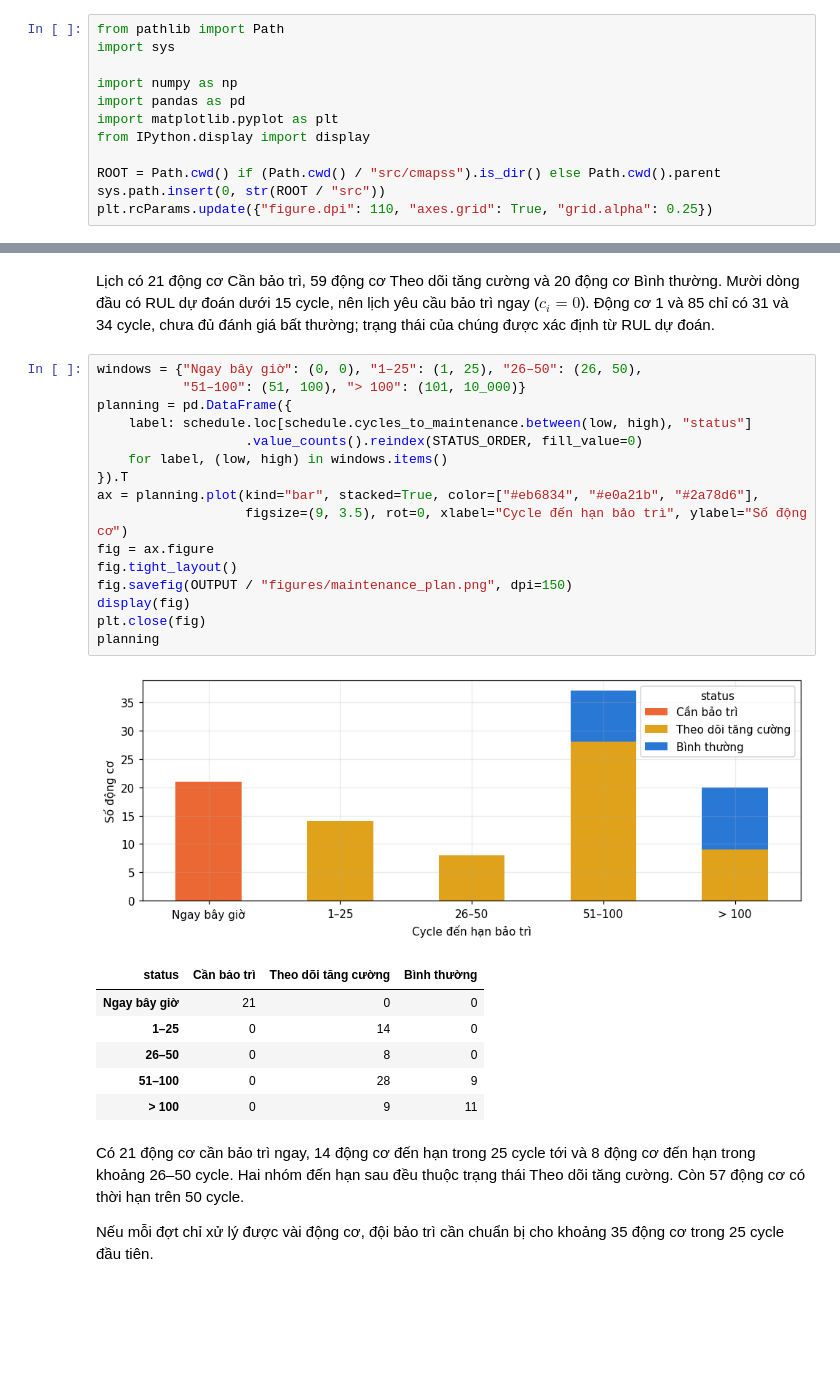
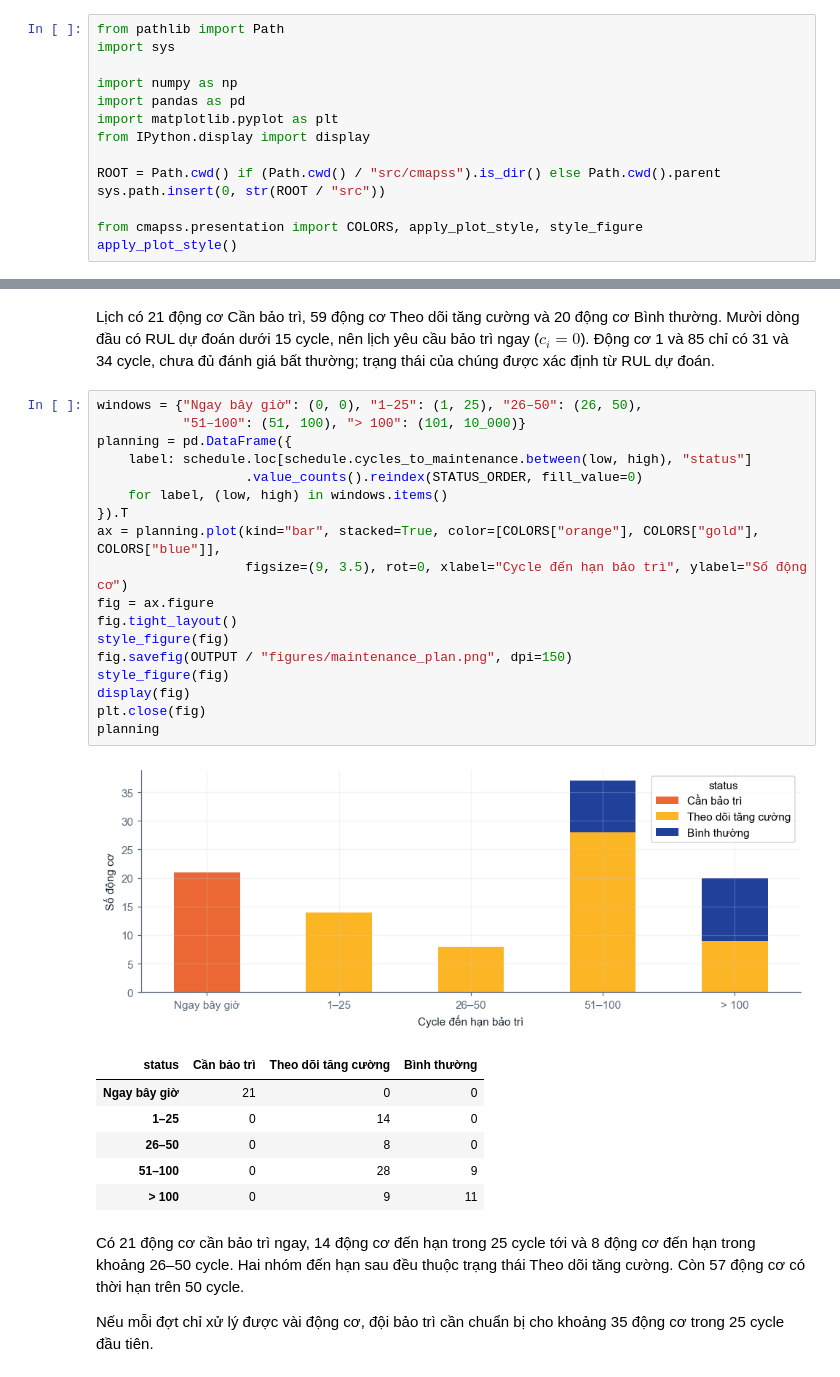
Before and after one commit to ti014/tinasa-cmapss-rul-prediction, a Jupyter notebook: notebooks/06_fd001_degradation_maintenance.ipynb, the cells around one changed output, grey strips where cells are left out. Cells and saved outputs as stored; diff of their text form; blank space fills up the shorter version.

```diff
--- a/notebooks/06_fd001_degradation_maintenance.ipynb
+++ b/notebooks/06_fd001_degradation_maintenance.ipynb
@@ -22,7 +22,9 @@ from IPython.display import display
 
 ROOT = Path.cwd() if (Path.cwd() / "src/cmapss").is_dir() else Path.cwd().parent
 sys.path.insert(0, str(ROOT / "src"))
-plt.rcParams.update({"figure.dpi": 110, "axes.grid": True, "grid.alpha": 0.25})
+
+from cmapss.presentation import COLORS, apply_plot_style, style_figure
+apply_plot_style()
 # %%
 import tempfile
 
@@ -328,21 +334,23 @@ Mười dòng đầu có RUL dự đoán dưới 15 cycle, nên lịch yêu cầ
 # %%
 windows = {"Ngay bây giờ": (0, 0), "1–25": (1, 25), "26–50": (26, 50),
            "51–100": (51, 100), "> 100": (101, 10_000)}
 planning = pd.DataFrame({
     label: schedule.loc[schedule.cycles_to_maintenance.between(low, high), "status"]
                    .value_counts().reindex(STATUS_ORDER, fill_value=0)
     for label, (low, high) in windows.items()
 }).T
-ax = planning.plot(kind="bar", stacked=True, color=["#eb6834", "#e0a21b", "#2a78d6"],
+ax = planning.plot(kind="bar", stacked=True, color=[COLORS["orange"], COLORS["gold"], COLORS["blue"]],
                    figsize=(9, 3.5), rot=0, xlabel="Cycle đến hạn bảo trì", ylabel="Số động cơ")
 fig = ax.figure
 fig.tight_layout()
+style_figure(fig)
 fig.savefig(OUTPUT / "figures/maintenance_plan.png", dpi=150)
+style_figure(fig)
 display(fig)
 plt.close(fig)
 planning
 # %% [output]
-[figure, old version]
+[figure, new version]
 | status | Cần bảo trì | Theo dõi tăng cường | Bình thường |
 | Ngay bây giờ | 21 | 0 | 0 |
 | 1–25 | 0 | 14 | 0 |
```
Also changed, not shown: parts of 3 cells of this notebook, 17 other files.
